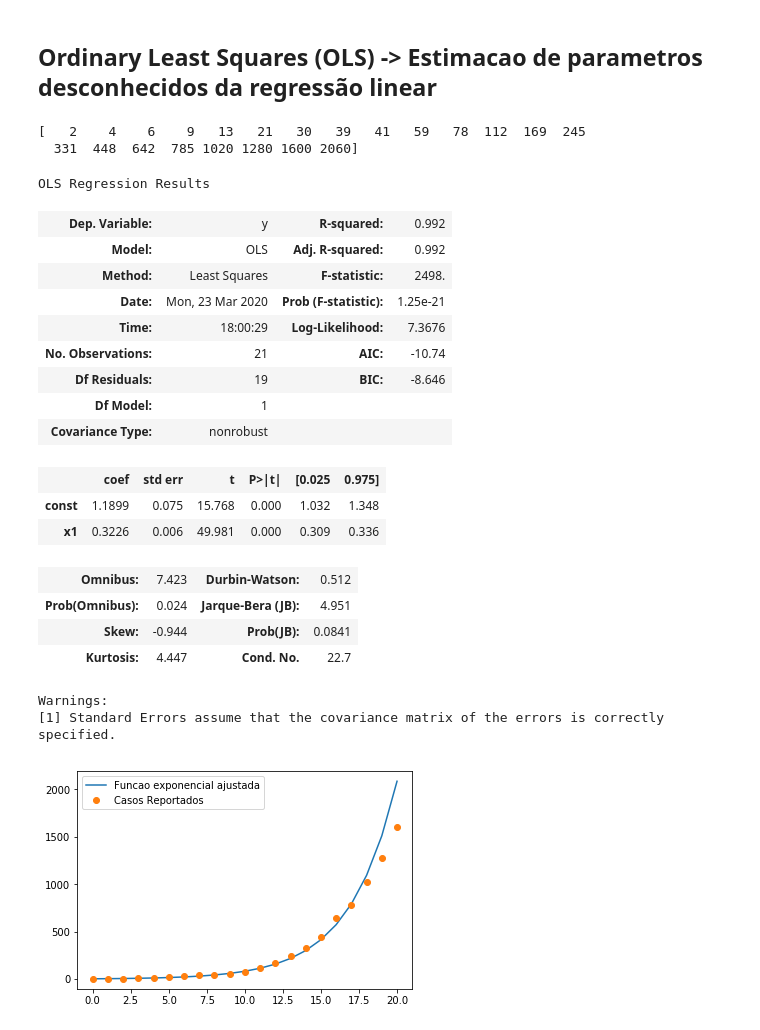
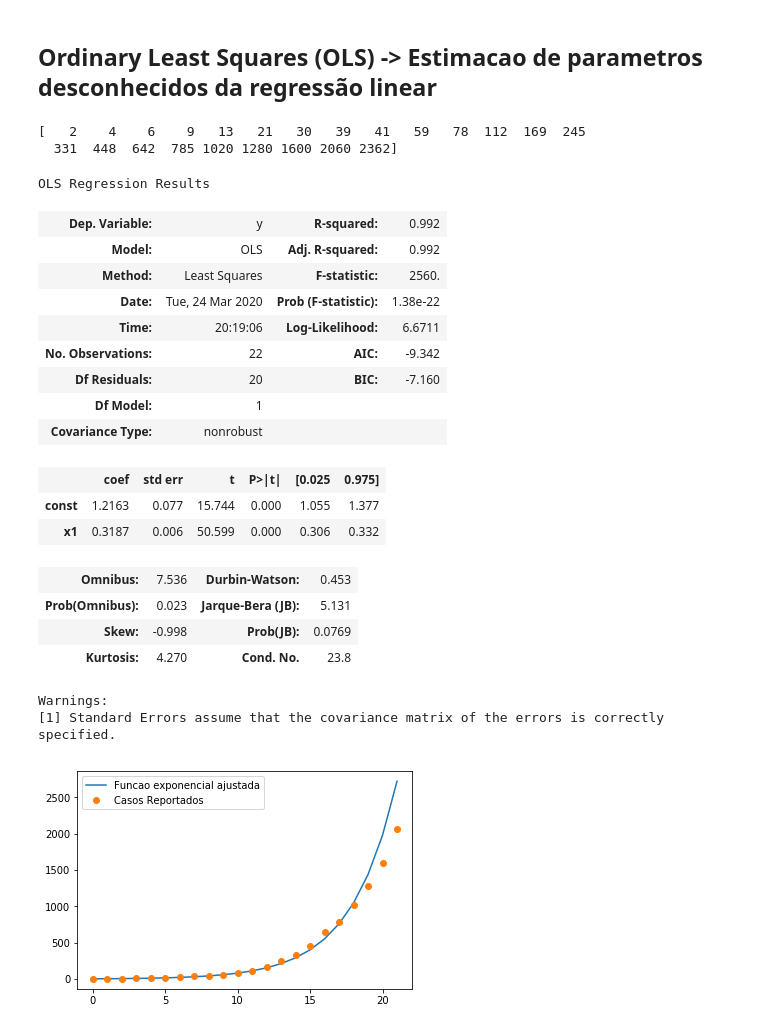
Before and after one commit to DuarteAndre/Covid-19_visualizacao_dados, a Jupyter notebook: Meus_testes_COVID.ipynb, the cells around one changed output. Cells and saved outputs as stored; diff of their text form; code cells hidden in the pictures.

```diff
--- a/Meus_testes_COVID.ipynb
+++ b/Meus_testes_COVID.ipynb
@@ -134,17 +134,17 @@ df_data[['obitos']].plot(kind='line', title='Evolucao dos obitos', linestyle='--
 # %% [markdown]
 ## Ordinary Least Squares (OLS) -> Estimacao de parametros desconhecidos da regressão linear
 # %%
-confir = np.array([2, 4, 6, 9, 13, 21, 30, 39, 41, 59, 78, 112, 169, 245, 331, 448, 642, 785, 1020, 1280, 1600, 2060])
+confir = np.array([2, 4, 6, 9, 13, 21, 30, 39, 41, 59, 78, 112, 169, 245, 331, 448, 642, 785, 1020, 1280, 1600, 2060, 2362])
 # %%
 print (confir)
 # %% [output]
 [   2    4    6    9   13   21   30   39   41   59   78  112  169  245
-  331  448  642  785 1020 1280 1600 2060]
+  331  448  642  785 1020 1280 1600 2060 2362]
 # %%
 x = np.arange(len(confir))
 x = add_constant(x)
 # %%
-modelo = OLS(np.log(confir[:21]), x[:21])
+modelo = OLS(np.log(confir[:22]), x[:22])
 # %%
 resultado = modelo.fit()
 # %%
@@ -153,29 +153,29 @@ resultado.summary()
 OLS Regression Results
 | Dep. Variable: | y | R-squared: | 0.992 |
 | Model: | OLS | Adj. R-squared: | 0.992 |
-| Method: | Least Squares | F-statistic: | 2498. |
-| Date: | Mon, 23 Mar 2020 | Prob (F-statistic): | 1.25e-21 |
-| Time: | 18:00:29 | Log-Likelihood: | 7.3676 |
-| No. Observations: | 21 | AIC: | -10.74 |
-| Df Residuals: | 19 | BIC: | -8.646 |
+| Method: | Least Squares | F-statistic: | 2560. |
+| Date: | Tue, 24 Mar 2020 | Prob (F-statistic): | 1.38e-22 |
+| Time: | 20:19:06 | Log-Likelihood: | 6.6711 |
+| No. Observations: | 22 | AIC: | -9.342 |
+| Df Residuals: | 20 | BIC: | -7.160 |
 | Df Model: | 1 |  |  |
 | Covariance Type: | nonrobust |  |  |
 |  | coef | std err | t | P>|t| | [0.025 | 0.975] |
-| const | 1.1899 | 0.075 | 15.768 | 0.000 | 1.032 | 1.348 |
-| x1 | 0.3226 | 0.006 | 49.981 | 0.000 | 0.309 | 0.336 |
+| const | 1.2163 | 0.077 | 15.744 | 0.000 | 1.055 | 1.377 |
+| x1 | 0.3187 | 0.006 | 50.599 | 0.000 | 0.306 | 0.332 |
-| Omnibus: | 7.423 | Durbin-Watson: | 0.512 |
-| Prob(Omnibus): | 0.024 | Jarque-Bera (JB): | 4.951 |
-| Skew: | -0.944 | Prob(JB): | 0.0841 |
-| Kurtosis: | 4.447 | Cond. No. | 22.7 |
+| Omnibus: | 7.536 | Durbin-Watson: | 0.453 |
+| Prob(Omnibus): | 0.023 | Jarque-Bera (JB): | 5.131 |
+| Skew: | -0.998 | Prob(JB): | 0.0769 |
+| Kurtosis: | 4.270 | Cond. No. | 23.8 |
 Warnings:
 [1] Standard Errors assume that the covariance matrix of the errors is correctly specified.
 # %%
 plt.plot(
-    np.exp(resultado.predict(x[:21])),
+    np.exp(resultado.predict(x[:22])),
     label="Funcao exponencial ajustada"
 )
-plt.plot(confir[:21], "o", label="Casos Reportados")
+plt.plot(confir[:22], "o", label="Casos Reportados")
 plt.legend()
 plt.show()
 # %% [output]
-[figure, old version]
+[figure, new version]
```
Also changed, not shown: parts of 10 cells of this notebook, 1 other file.
